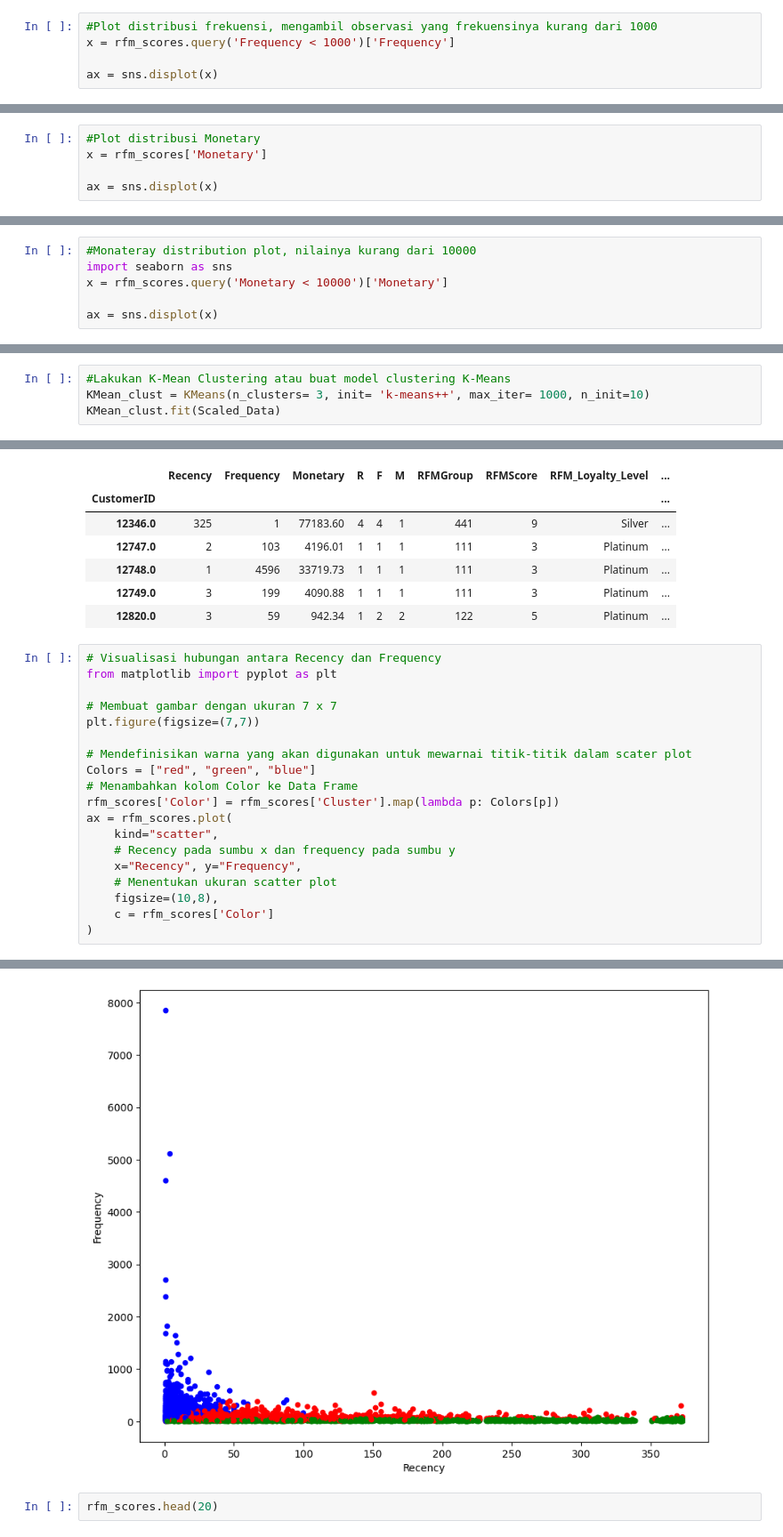
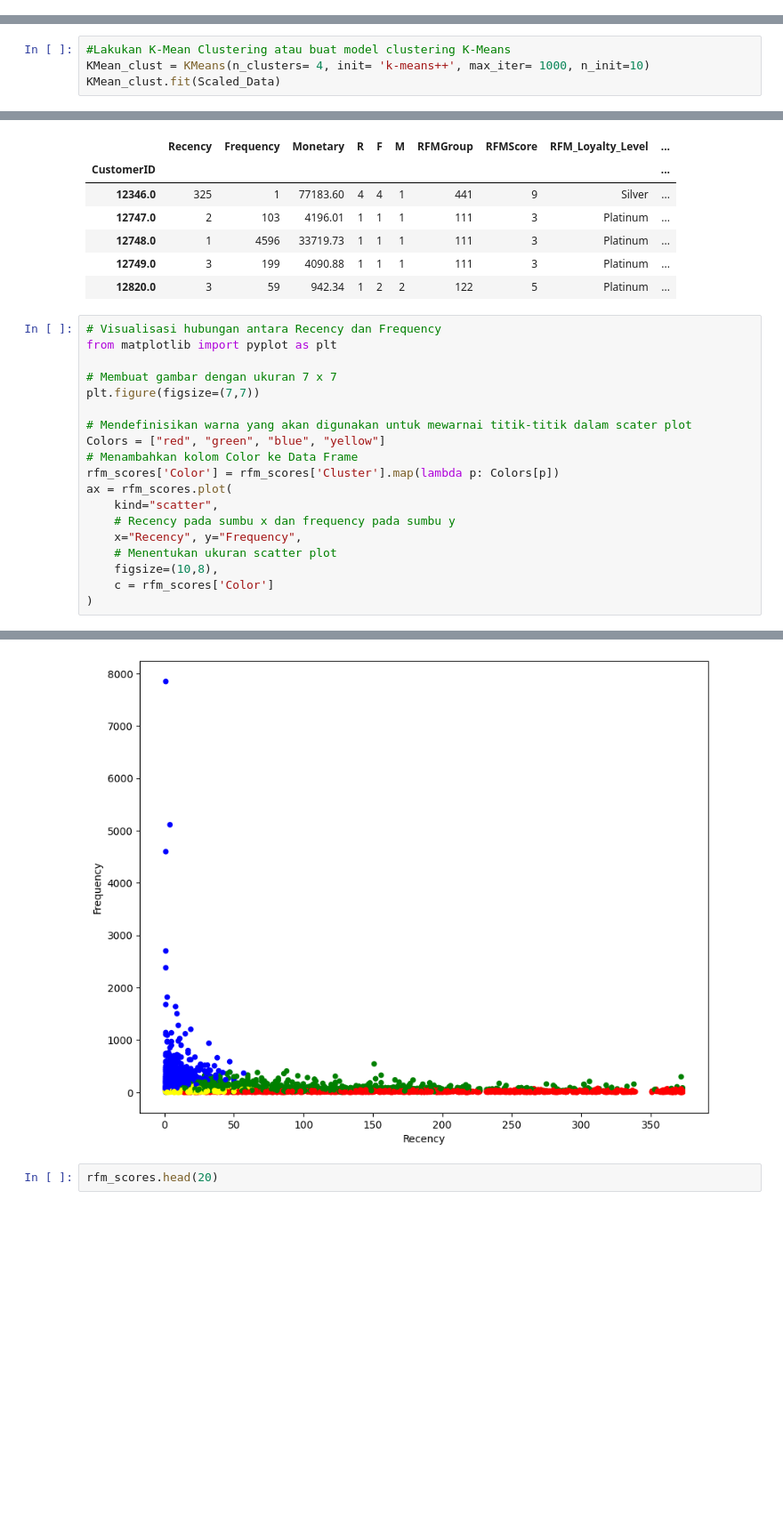
Before and after one commit to triskaaaw/Cheatsheet-DSP, a Jupyter notebook: rfm_analysis.ipynb, the cells around one changed output, grey strips where cells are left out. Shown at 89% size. Cells and saved outputs as stored; diff of their text form; blank space fills up the shorter version.

```diff
--- a/rfm_analysis.ipynb
+++ b/rfm_analysis.ipynb
@@ -287,5 +219,0 @@ Name: Frequency, dtype: int64
-# %%
-#Plot distribusi frekuensi, mengambil observasi yang frekuensinya kurang dari 1000
-x = rfm_scores.query('Frequency < 1000')['Frequency']
-
-ax = sns.displot(x)
@@ -307,5 +219,0 @@ Name: Monetary, dtype: float64
-# %%
-#Plot distribusi Monetary
-x = rfm_scores['Monetary']
-
-ax = sns.displot(x)
@@ -335,6 +219,0 @@ Name: Monetary, Length: 85, dtype: float64
-# %%
-#Monateray distribution plot, nilainya kurang dari 10000
-import seaborn as sns
-x = rfm_scores.query('Monetary < 10000')['Monetary']
-
-ax = sns.displot(x)
@@ -696,6 +439,6 @@ plt.show()
 [figure]
 # %%
 #Lakukan K-Mean Clustering atau buat model clustering K-Means
-KMean_clust = KMeans(n_clusters= 3, init= 'k-means++', max_iter= 1000, n_init=10)
+KMean_clust = KMeans(n_clusters= 4, init= 'k-means++', max_iter= 1000, n_init=10)
 KMean_clust.fit(Scaled_Data)
 # %% [output]
@@ -715,25 +458,25 @@ rfm_scores.head()
 # %%
 # Visualisasi hubungan antara Recency dan Frequency
 from matplotlib import pyplot as plt
 
 # Membuat gambar dengan ukuran 7 x 7
 plt.figure(figsize=(7,7))
 
 # Mendefinisikan warna yang akan digunakan untuk mewarnai titik-titik dalam scater plot
-Colors = ["red", "green", "blue"]
+Colors = ["red", "green", "blue", "yellow"]
 # Menambahkan kolom Color ke Data Frame
 rfm_scores['Color'] = rfm_scores['Cluster'].map(lambda p: Colors[p])
 ax = rfm_scores.plot(
     kind="scatter",
     # Recency pada sumbu x dan frequency pada sumbu y
     x="Recency", y="Frequency",
     # Menentukan ukuran scatter plot
     figsize=(10,8),
     c = rfm_scores['Color']
 )
 # %% [output]
 <Figure size 700x700 with 0 Axes>
-[figure, old version]
+[figure, new version]
 # %%
 rfm_scores.head(20)
 # %% [output]
```
Also changed, not shown: parts of 21 cells of this notebook.
